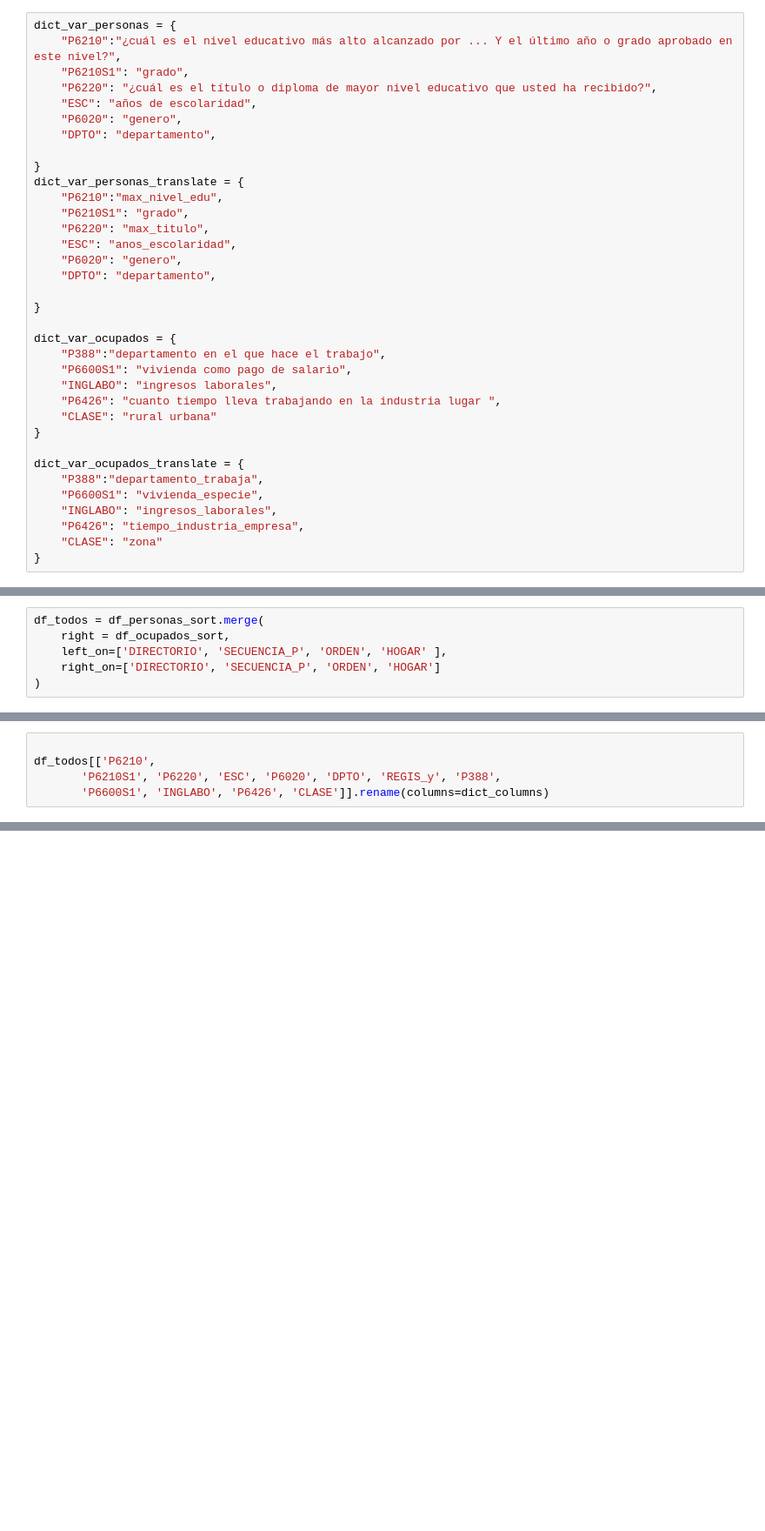
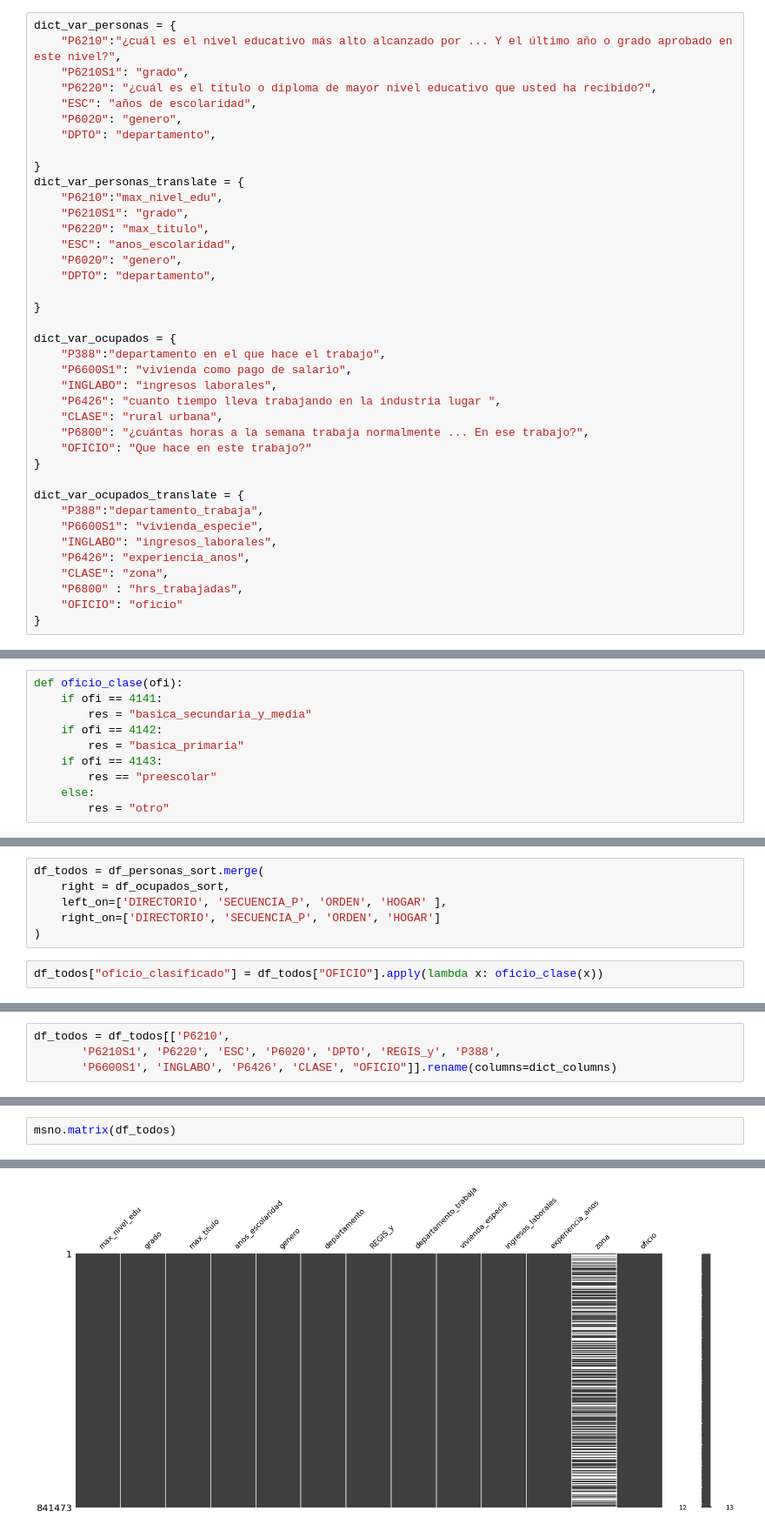
Before and after one commit to aleman844/brechassalariales, a Jupyter notebook: Notebooks/datacleaning.ipynb, the cells around one changed output, grey strips where cells are left out. Shown: that part at 87% size. Saved outputs shown, nothing was run; the diff lists cells and outputs as text; blank space fills up the shorter version.

```diff
--- a/Notebooks/datacleaning.ipynb
+++ b/Notebooks/datacleaning.ipynb
@@ -94,13 +64,17 @@ dict_var_ocupados = {
     "P6600S1": "vivienda como pago de salario",
     "INGLABO": "ingresos laborales",
     "P6426": "cuanto tiempo lleva trabajando en la industria lugar ",
-    "CLASE": "rural urbana"
+    "CLASE": "rural urbana",
+    "P6800": "¿cuántas horas a la semana trabaja normalmente ... En ese trabajo?",
+    "OFICIO": "Que hace en este trabajo?"
 }
 
 dict_var_ocupados_translate = {
     "P388":"departamento_trabaja",
     "P6600S1": "vivienda_especie",
     "INGLABO": "ingresos_laborales",
-    "P6426": "tiempo_industria_empresa",
-    "CLASE": "zona"
+    "P6426": "experiencia_anos",
+    "CLASE": "zona",
+    "P6800" : "hrs_trabajadas",
+    "OFICIO": "oficio"
 }
@@ -107,3 +83,13 @@ dict_var_ocupados_translate = {
+# %%
+def oficio_clase(ofi):
+    if ofi == 4141:
+        res = "basica_secundaria_y_media"
+    if ofi == 4142:
+        res = "basica_primaria"
+    if ofi == 4143:
+        res == "preescolar"
+    else:
+        res = "otro"
 # %%
 df_personas_sort = df_personas[['DIRECTORIO', 'SECUENCIA_P', 'ORDEN', 'HOGAR', 'REGIS'] + list(dict_var_personas)]
 df_ocupados_sort = df_ocupados[['DIRECTORIO', 'SECUENCIA_P', 'ORDEN', 'HOGAR', 'REGIS'] + list(dict_var_ocupados)]
@@ -113,3 +99,5 @@ df_todos = df_personas_sort.merge(
     left_on=['DIRECTORIO', 'SECUENCIA_P', 'ORDEN', 'HOGAR' ],
     right_on=['DIRECTORIO', 'SECUENCIA_P', 'ORDEN', 'HOGAR']
 )
+# %%
+df_todos["oficio_clasificado"] = df_todos["OFICIO"].apply(lambda x: oficio_clase(x))
@@ -131,7 +123,6 @@ dict_columns
  'P6020': 'genero',
  'DPTO': 'departamento'}
 # %%
-
-df_todos[['P6210',
+df_todos = df_todos[['P6210',
        'P6210S1', 'P6220', 'ESC', 'P6020', 'DPTO', 'REGIS_y', 'P388',
-       'P6600S1', 'INGLABO', 'P6426', 'CLASE']].rename(columns=dict_columns)
+       'P6600S1', 'INGLABO', 'P6426', 'CLASE', "OFICIO"]].rename(columns=dict_columns)
@@ -151,0 +133,3 @@ df_todos[['P6210',
+# %%
+msno.matrix(df_todos)
+# %% [output]
@@ -151,0 +137 @@ df_todos[['P6210',
+[figure, added]
```
Also changed, not shown: parts of 31 cells of this notebook, 7 other files.
